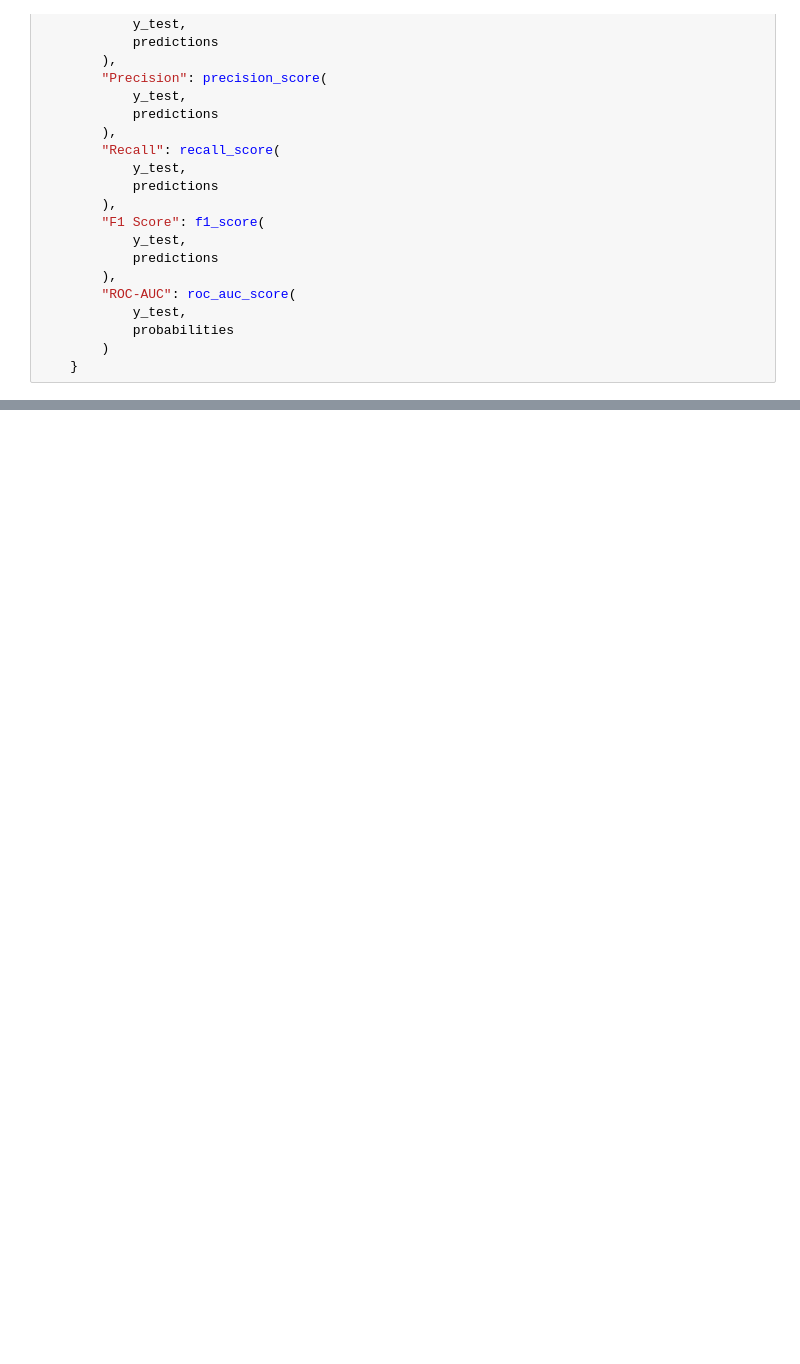
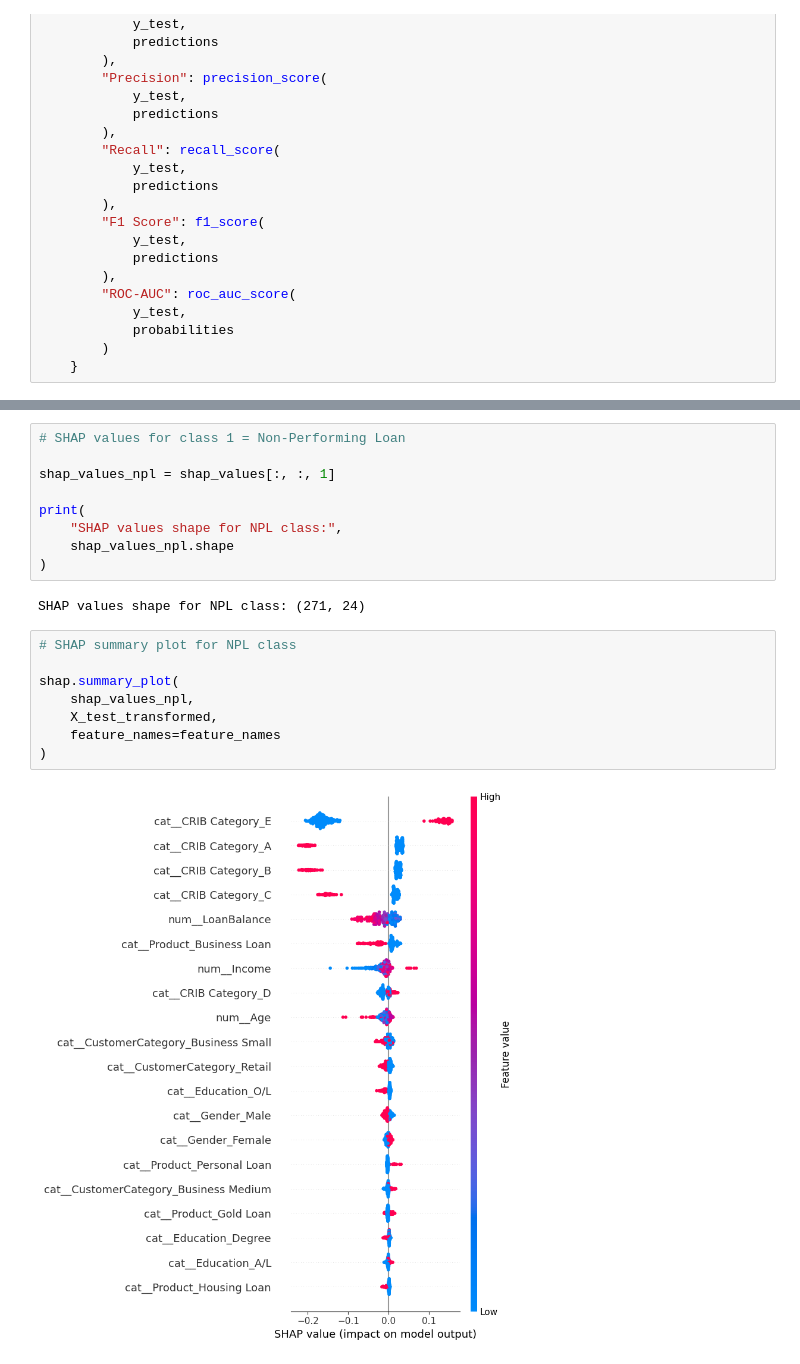
Before and after one commit to Randima-Lahiru/Sri-Lanka-NPL-Risk-Prediction, a Jupyter notebook: notebook/Sri_Lanka_NPL_Risk_Prediction.ipynb, the cells around one changed output, grey strips where cells are left out. Cells and saved outputs as stored; diff of their text form; blank space fills up the shorter version.

```diff
--- a/notebook/Sri_Lanka_NPL_Risk_Prediction.ipynb
+++ b/notebook/Sri_Lanka_NPL_Risk_Prediction.ipynb
@@ -1386,0 +1514,21 @@ plt.show()
+# %%
+# SHAP values for class 1 = Non-Performing Loan
+
+shap_values_npl = shap_values[:, :, 1]
+
+print(
+    "SHAP values shape for NPL class:",
+    shap_values_npl.shape
+)
+# %% [output]
+SHAP values shape for NPL class: (271, 24)
+# %%
+# SHAP summary plot for NPL class
+
+shap.summary_plot(
+    shap_values_npl,
+    X_test_transformed,
+    feature_names=feature_names
+)
+# %% [output]
+[figure, added]
```
Also changed, not shown: parts of 40 cells of this notebook, 4 other files.
